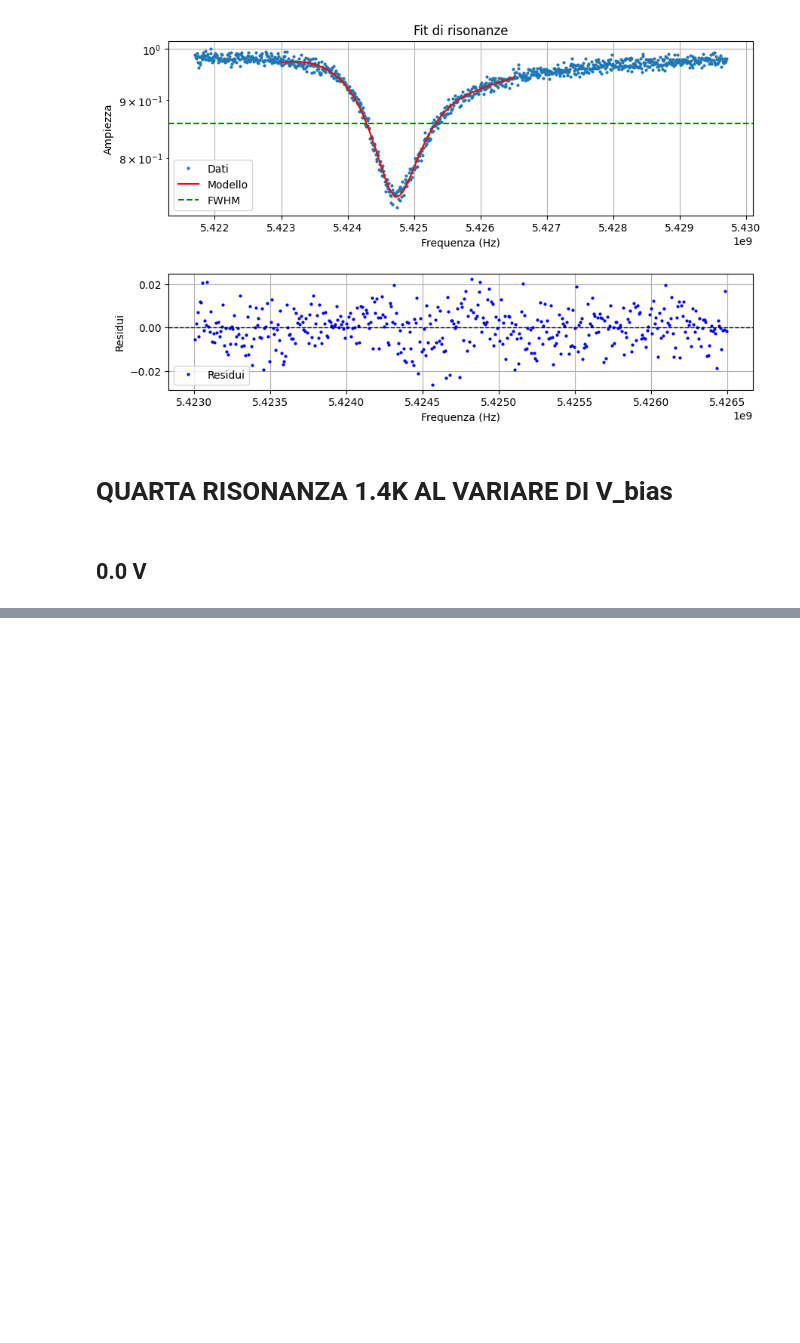
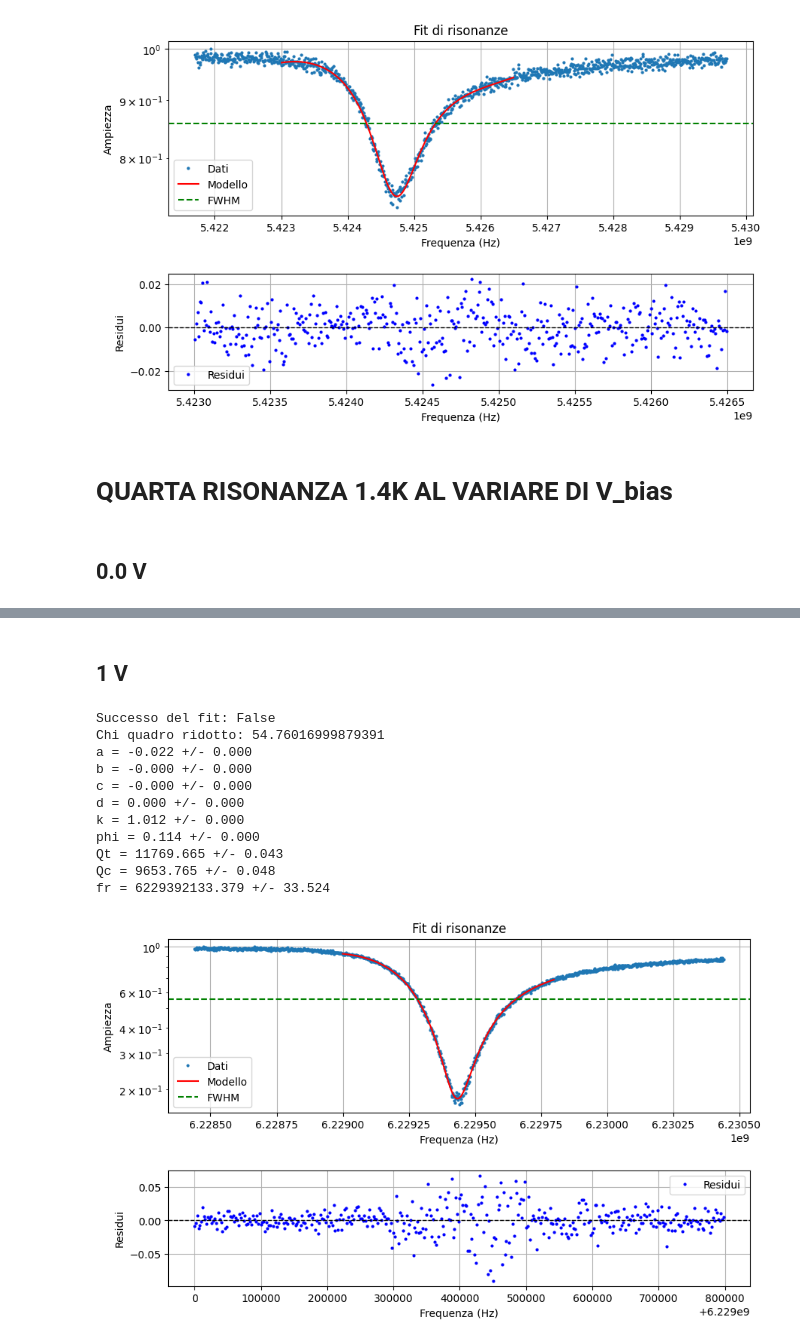
Before and after one commit to biqute/QTLab2425, a Jupyter notebook: 2Dqubit/presa_dati/Fit_1.4K/fit_1.4K.ipynb, the cells around one changed output, grey strips where cells are left out. Saved outputs shown, nothing was run; the diff lists cells and outputs as text; code cells hidden in the pictures; blank space fills up the shorter version.

```diff
--- a/2Dqubit/presa_dati/Fit_1.4K/fit_1.4K.ipynb
+++ b/2Dqubit/presa_dati/Fit_1.4K/fit_1.4K.ipynb
@@ -1056,0 +1117,59 @@ x = V / 2
+# %% [markdown]
+## 1 V
+# %%
+y = []
+#----------------------- V = 1.0 -------------------------------------------
+fr_list = []
+Qc_list = []
+Qt_list = []
+a_list = []
+b_list = []
+c_list = []
+d_list = []
+k_list = []
+phi_list = []
+
+initial_params = {
+    'a': 1,
+    'b': 10e-9,
+    'c': 10e-18,
+    'd': 10e-27,
+    'k': 6,           # aumentato
+    'phi': 0.3,       # lasciato vicino a valore attuale
+    'Qt': 15000,       # leggermente ridotto
+    'Qc': 20000,      # sensibilmente ridotto
+    'fr':  6.1e9  # centrato visivamente sul minimo
+}
+
+file_path = f"Cavity_resonances_1.4K/Resonance4/res4-50dBm_1.0V.txt"
+fr, qc, qt, a, b, c, d, k, phi = resonance_fit.fit_cut(file_path, None, None, 6.229e9, 6.2298e9, initial_params=initial_params)
+
+fr_list.append(fr)
+Qc_list.append(qc)
+Qt_list.append(qt)
+a_list.append(a)
+b_list.append(b)
+c_list.append(c)
+d_list.append(d)
+k_list.append(k)
+phi_list.append(phi)
+
+f_r = np.array(fr_list)
+y=(f_r-f_r[0])/ f_r[0]  # Calcola la variazione percentuale della frequenza di risonanza rispetto al primo valore
+V = np.array(V)
+
+
+x = V / 1.997
+# %% [output]
+Successo del fit: False
+Chi quadro ridotto: 54.76016999879391
+a = -0.022 +/- 0.000
+b = -0.000 +/- 0.000
+c = -0.000 +/- 0.000
+d = 0.000 +/- 0.000
+k = 1.012 +/- 0.000
+phi = 0.114 +/- 0.000
+Qt = 11769.665 +/- 0.043
+Qc = 9653.765 +/- 0.048
+fr = 6229392133.379 +/- 33.524
+[figure, added]
```
Also changed, not shown: parts of 31 cells of this notebook.
